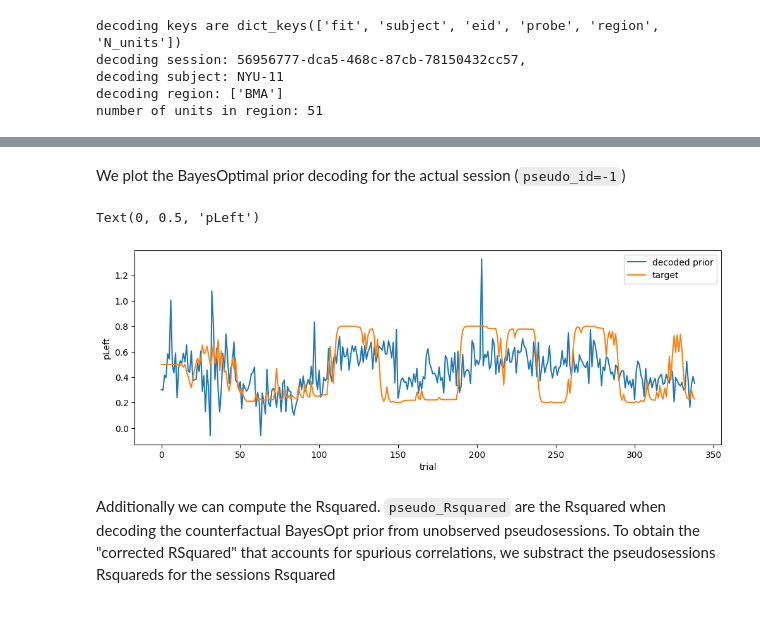
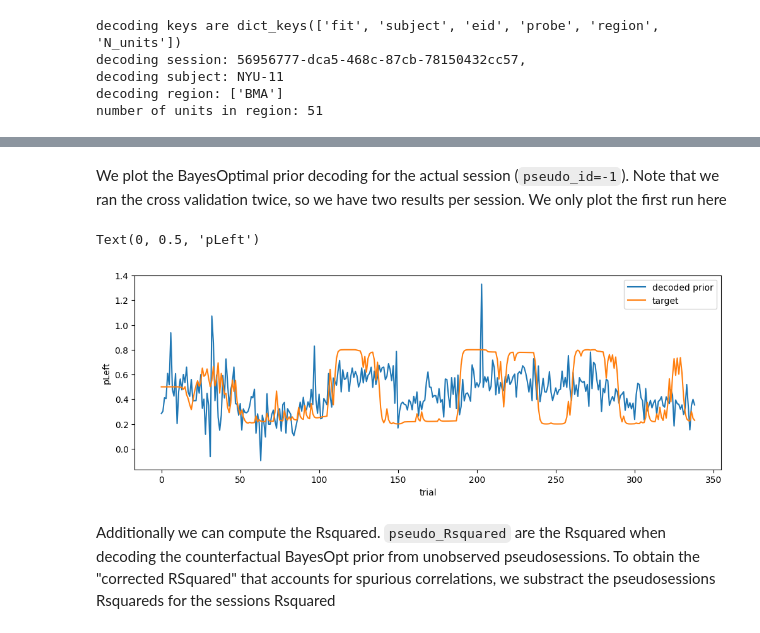
Before and after one commit to int-brain-lab/prior-localization, a Jupyter notebook: prior_localization/decode_single_session.ipynb, the cells around one changed output, grey strips where cells are left out. Cells and saved outputs as stored; diff of their text form; code cells hidden in the pictures.

```diff
--- a/prior_localization/decode_single_session.ipynb
+++ b/prior_localization/decode_single_session.ipynb
@@ -96,18 +96,18 @@ number of decodings performed: 3
 # %% [markdown]
-We plot the BayesOptimal prior decoding for the actual session (`pseudo_id=-1`)
+We plot the BayesOptimal prior decoding for the actual session (`pseudo_id=-1`). Note that we ran the cross validation twice, so we have two results per session. We only plot the first run here
 # %%
 predictions = np.asarray([fit['predictions_test'] for fit in decoding_results['fit'] if fit['pseudo_id'] == -1]).squeeze()
 target = np.asarray([fit['target'] for fit in decoding_results['fit'] if fit['pseudo_id'] == -1]).squeeze()
 # %%
 plt.figure(figsize=(12,4))
-plt.plot(predictions, label='decoded prior')
-plt.plot(target, label='target')
+plt.plot(predictions[0, :], label='decoded prior')
+plt.plot(target[0,:], label='target')
 plt.legend()
 plt.xlabel('trial')
 plt.ylabel('pLeft')
 # %% [output]
 Text(0, 0.5, 'pLeft')
-[figure, old version]
+[figure, new version]
 # %% [markdown]
 Additionally we can compute the Rsquared. `pseudo_Rsquared` are the Rsquared when decoding the counterfactual BayesOpt prior from unobserved pseudosessions. To obtain the "corrected RSquared" that accounts for spurious correlations, we substract the pseudosessions Rsquareds for the sessions Rsquared
 # %%
```
Also changed, not shown: parts of 3 cells of this notebook, 8 other files.
